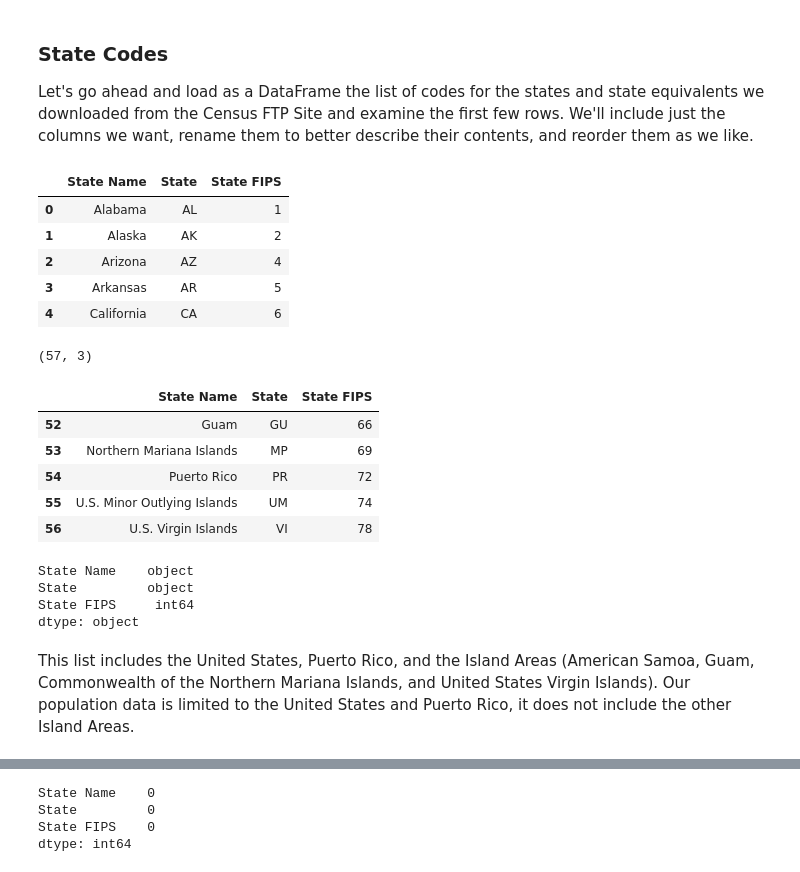
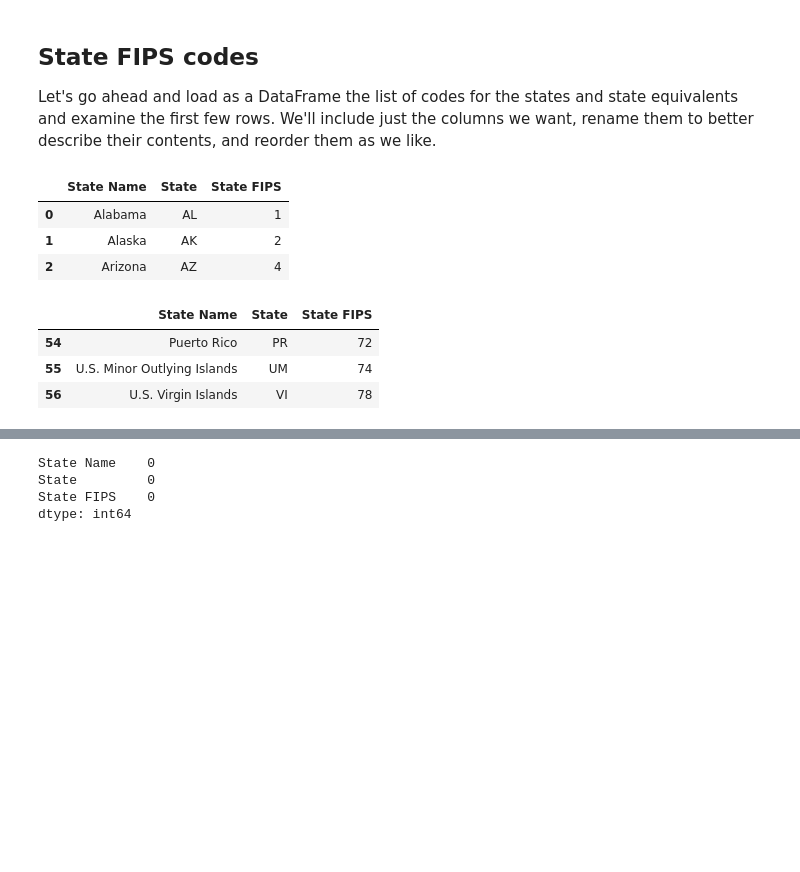
Before and after one commit to flanasonic/visualizing_population_density, a Jupyter notebook: notebooks/02_Census.ipynb, the cells around one changed output, grey strips where cells are left out. Drawn from its saved outputs; the diff is of its cells as text; code cells hidden in the pictures; blank space fills up the shorter version.

```diff
--- a/notebooks/02_Census.ipynb
+++ b/notebooks/02_Census.ipynb
@@ -61,57 +52,34 @@ shapes_dir = os.path.join(data_dir,"shapes")
 json_dir = os.path.join(data_dir,"geojson")
 # %% [markdown]
-### State Codes
+## State FIPS codes
 
-Let's go ahead and load as a DataFrame the list of codes for the states and state equivalents we downloaded from the Census FTP Site and examine the first few rows. We'll include just the columns we want, rename them to better describe their contents, and reorder them as we like.
+Let's go ahead and load as a DataFrame the list of codes for the states and state equivalents and examine the first few rows. We'll include just the columns we want, rename them to better describe their contents, and reorder them as we like.
 # %%
 import pandas as pd
 
 # these options determine how much data is displayed in the notebook
 pd.set_option('display.width', None)
 pd.set_option('display.max_colwidth', None)
 
-# this text file uses UTF-8 encoding
-
 file_state = os.path.join(data_archive_dir, 'state.txt')
-
-# change some options that determine how much data is displayed in the notebook
-pd.set_option('display.width', None)
-pd.set_option('display.max_colwidth', None)
 
 df_state = pd.read_csv(file_state,
                        usecols=['STATE', 'STUSAB', 'STATE_NAME'], # use only these columns
                        delimiter="|", # load txt file as pandas DataFrame
-                       encoding="iso-8859-1", # QUESTION: Patrick - text file uses UTF-8, what encoding should we use here?
+                       encoding="iso-8859-1",
                        encoding_errors='ignore')[['STATE_NAME', 'STUSAB', 'STATE',]] # reorder cols
 
 df_state.rename(columns={'STATE': 'State FIPS', 'STUSAB': 'State', 'STATE_NAME': 'State Name'}, inplace=True) # rename columns
-df_state.head()
+df_state.head(3)
 # %% [output]
 |  | State Name | State | State FIPS |
 | 0 | Alabama | AL | 1 |
 | 1 | Alaska | AK | 2 |
 | 2 | Arizona | AZ | 4 |
-| 3 | Arkansas | AR | 5 |
-| 4 | California | CA | 6 |
-# %%
-df_state.shape
-# %% [output]
-(57, 3)
 # %%
-df_state.tail()
+df_state.tail(3)
 # %% [output]
 |  | State Name | State | State FIPS |
-| 52 | Guam | GU | 66 |
-| 53 | Northern Mariana Islands | MP | 69 |
 | 54 | Puerto Rico | PR | 72 |
 | 55 | U.S. Minor Outlying Islands | UM | 74 |
 | 56 | U.S. Virgin Islands | VI | 78 |
-# %%
-df_state.dtypes
-# %% [output]
-State Name    object
-State         object
-State FIPS     int64
-dtype: object
-# %% [markdown]
-This list includes the United States, Puerto Rico, and the Island Areas (American Samoa, Guam, Commonwealth of the Northern Mariana Islands, and United States Virgin Islands). Our population data is limited to the United States and Puerto Rico, it does not include the other Island Areas.
```
Also changed, not shown: parts of 76 cells of this notebook, 17 other files.
